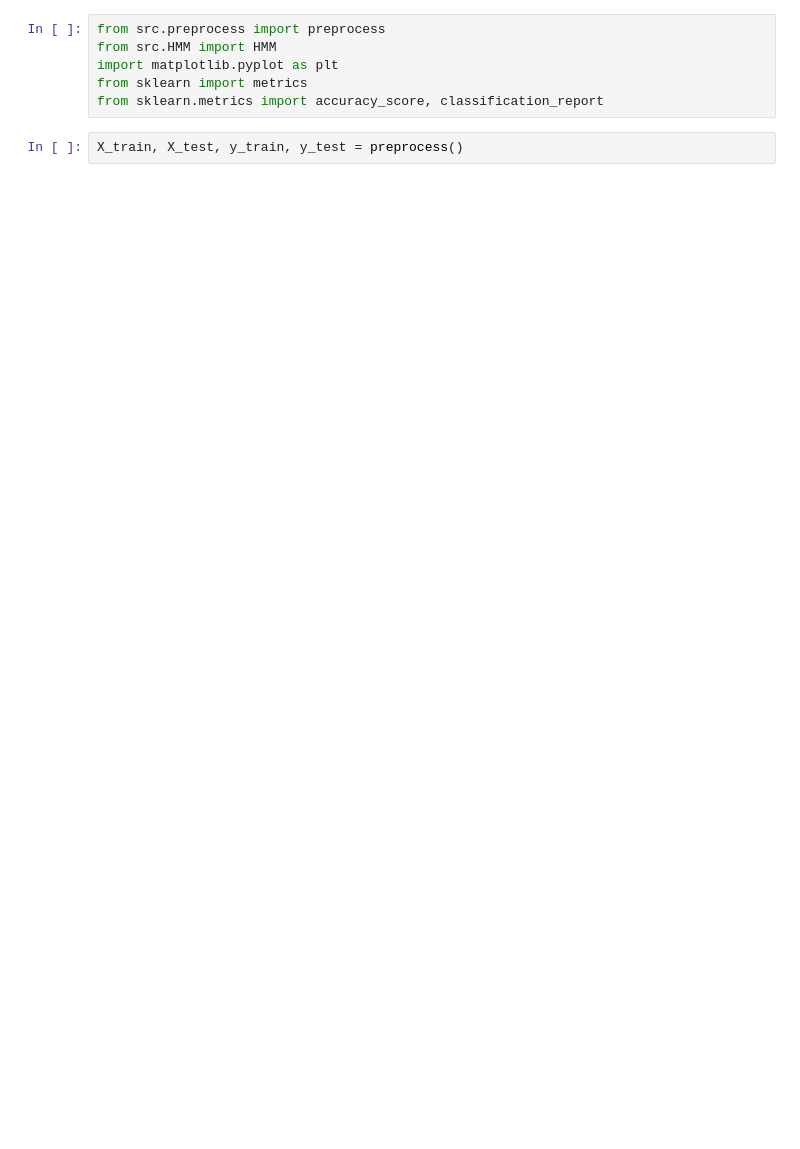
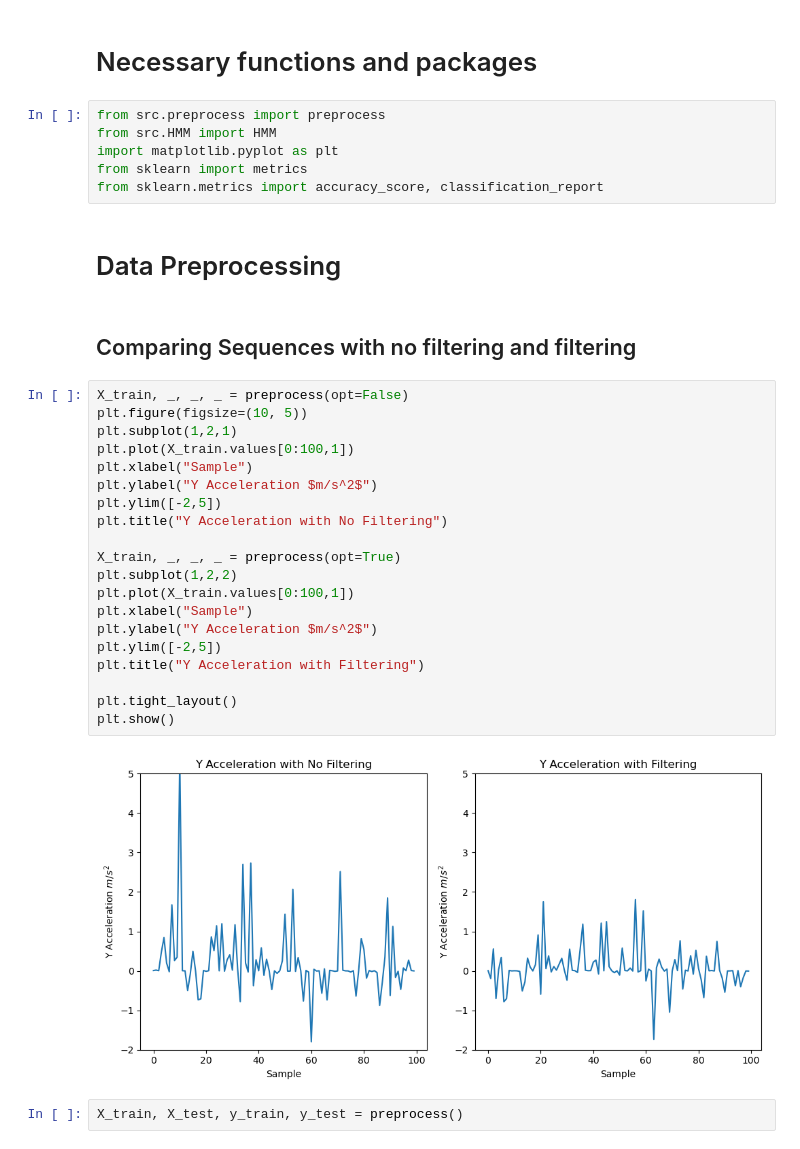
Before and after one commit to mlmulv/Activity-Recognition-Project, a Jupyter notebook: Activity-Recognition-Project.ipynb, the cells around one changed output. Drawn from its saved outputs; the diff is of its cells as text; blank space fills up the shorter version.

```diff
--- a/Activity-Recognition-Project.ipynb
+++ b/Activity-Recognition-Project.ipynb
@@ -1,11 +1,39 @@
+# %% [markdown]
+# Necessary functions and packages
 # %%
 from src.preprocess import preprocess
 from src.HMM import HMM
 import matplotlib.pyplot as plt
 from sklearn import metrics
 from sklearn.metrics import accuracy_score, classification_report
+# %% [markdown]
+# Data Preprocessing
+# %% [markdown]
+## Comparing Sequences with no filtering and filtering
 # %%
-X_train, X_test, y_train, y_test = preprocess()
+X_train, _, _, _ = preprocess(opt=False)
+plt.figure(figsize=(10, 5))
+plt.subplot(1,2,1)
+plt.plot(X_train.values[0:100,1])
+plt.xlabel("Sample")
+plt.ylabel("Y Acceleration $m/s^2$")
+plt.ylim([-2,5])
+plt.title("Y Acceleration with No Filtering")
+
+X_train, _, _, _ = preprocess(opt=True)
+plt.subplot(1,2,2)
+plt.plot(X_train.values[0:100,1])
+plt.xlabel("Sample")
+plt.ylabel("Y Acceleration $m/s^2$")
+plt.ylim([-2,5])
+plt.title("Y Acceleration with Filtering")
+
+plt.tight_layout()
+plt.show()
+# %% [output]
+[figure, added]
+# %%
+X_train, X_test, y_train, y_test = preprocess()
 # %%
 model = HMM(X_train, y_train, X_test)
 predLabels = model.test()
```
Also changed, not shown: parts of 3 cells of this notebook, 2 other files.
